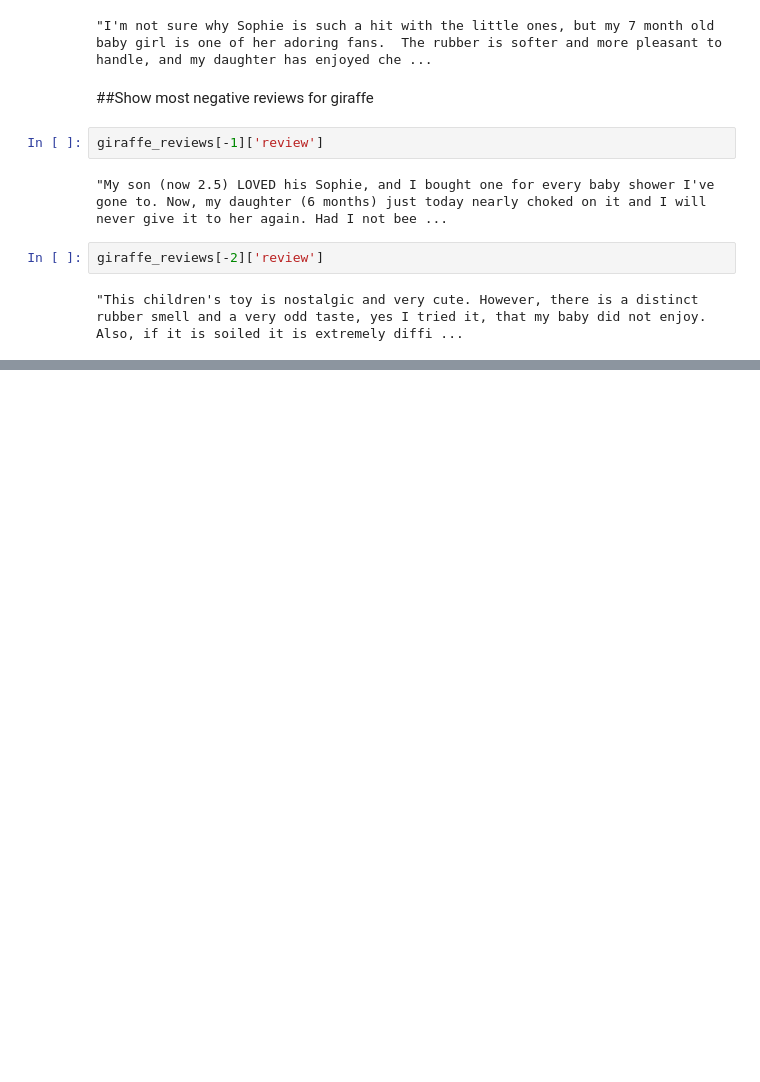
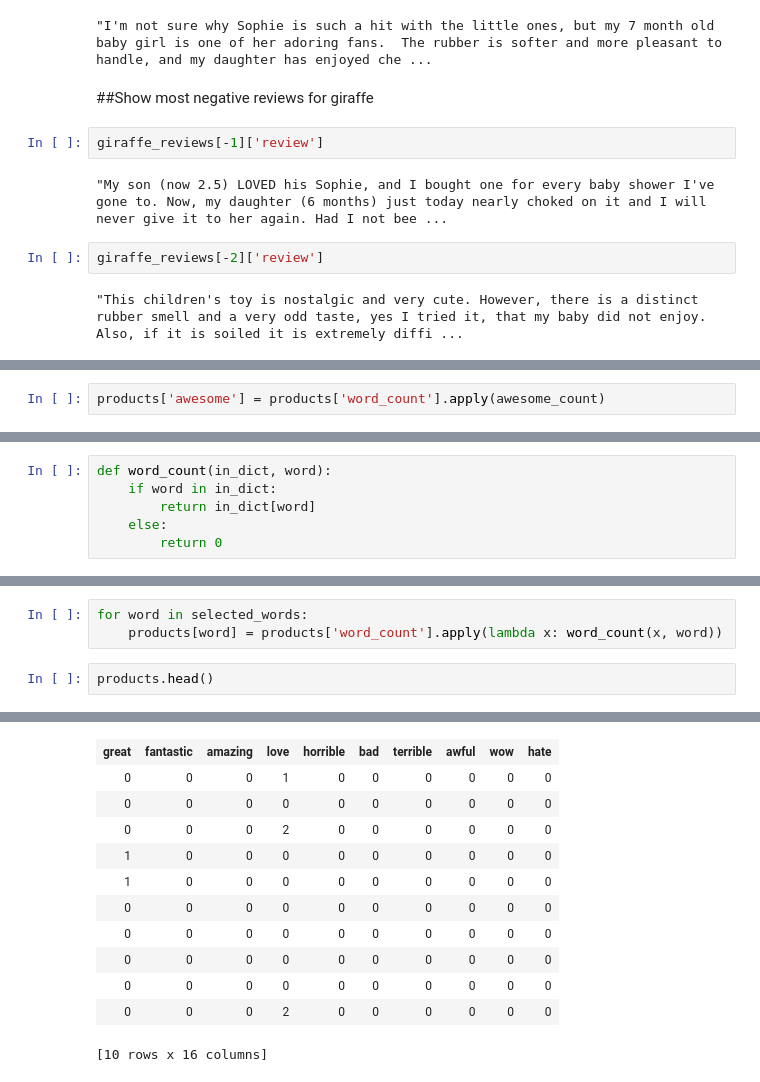
Before and after one commit to mark-w-325/ML_Class, a Jupyter notebook: 03_Week/Analyzing product sentiment.ipynb, the cells around one changed output, grey strips where cells are left out. Saved outputs shown, nothing was run; the diff lists cells and outputs as text; blank space fills up the shorter version.

```diff
--- a/03_Week/Analyzing product sentiment.ipynb
+++ b/03_Week/Analyzing product sentiment.ipynb
@@ -202,0 +226,2 @@ giraffe_reviews[-2]['review']
+# %%
+products['awesome'] = products['word_count'].apply(awesome_count)
@@ -202,0 +252,6 @@ giraffe_reviews[-2]['review']
+# %%
+def word_count(in_dict, word):
+    if word in in_dict:
+        return in_dict[word]
+    else:
+        return 0
@@ -202,0 +273,6 @@ giraffe_reviews[-2]['review']
+# %%
+for word in selected_words:
+    products[word] = products['word_count'].apply(lambda x: word_count(x, word))
+# %%
+products.head()
+# %% [output]
@@ -202,0 +290,12 @@ giraffe_reviews[-2]['review']
+| great | fantastic | amazing | love | horrible | bad | terrible | awful | wow | hate |
+| 0 | 0 | 0 | 1 | 0 | 0 | 0 | 0 | 0 | 0 |
+| 0 | 0 | 0 | 0 | 0 | 0 | 0 | 0 | 0 | 0 |
+| 0 | 0 | 0 | 2 | 0 | 0 | 0 | 0 | 0 | 0 |
+| 1 | 0 | 0 | 0 | 0 | 0 | 0 | 0 | 0 | 0 |
+| 1 | 0 | 0 | 0 | 0 | 0 | 0 | 0 | 0 | 0 |
+| 0 | 0 | 0 | 0 | 0 | 0 | 0 | 0 | 0 | 0 |
+| 0 | 0 | 0 | 0 | 0 | 0 | 0 | 0 | 0 | 0 |
+| 0 | 0 | 0 | 0 | 0 | 0 | 0 | 0 | 0 | 0 |
+| 0 | 0 | 0 | 0 | 0 | 0 | 0 | 0 | 0 | 0 |
+| 0 | 0 | 0 | 2 | 0 | 0 | 0 | 0 | 0 | 0 |
+[10 rows x 16 columns]
```
Also changed, not shown: parts of 27 cells of this notebook.
